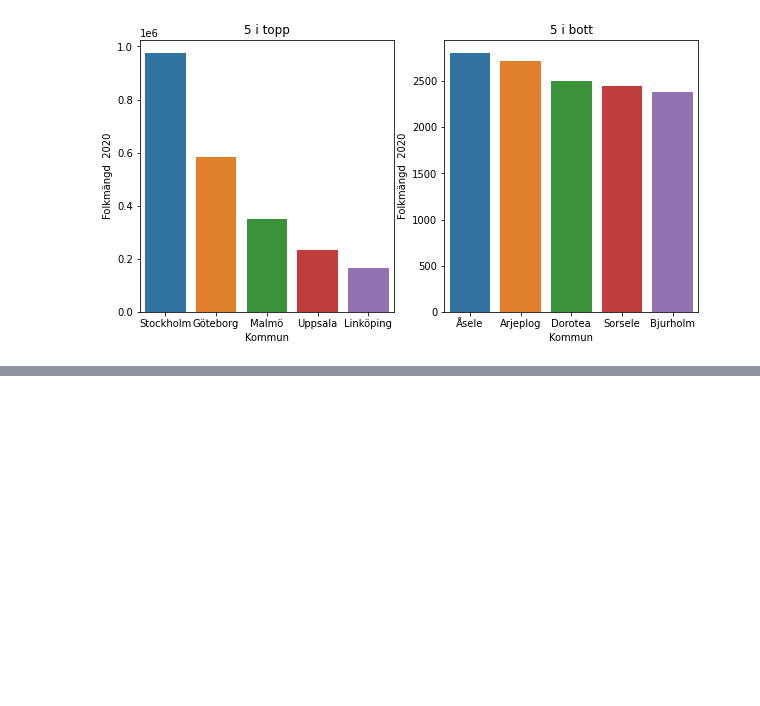
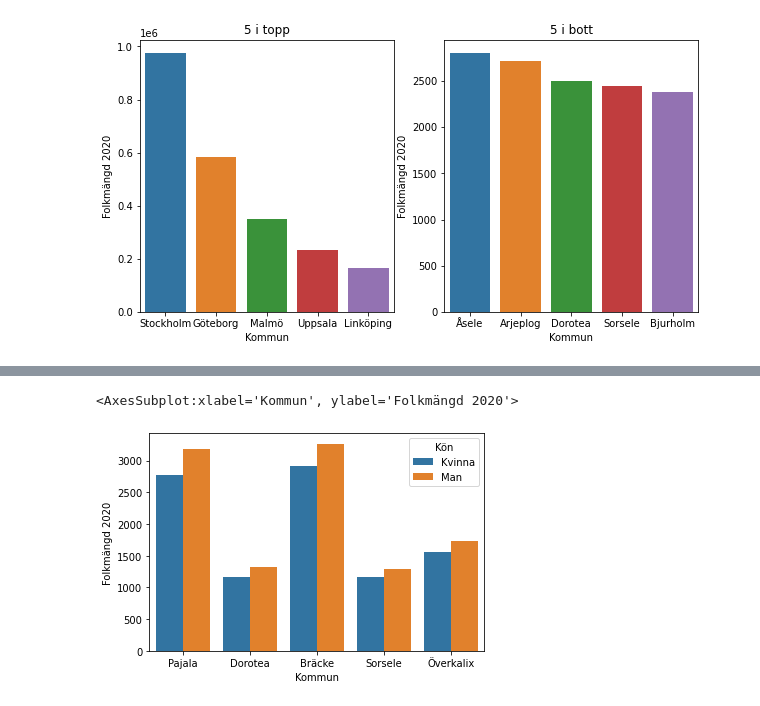
Before and after one commit to Erik-M-Larsson/Databehandling-Erik-Larsson, a Jupyter notebook: Exercises/Ex0.ipynb, the cells around one changed output, grey strips where cells are left out. Cells and saved outputs as stored; diff of their text form; code cells hidden in the pictures; blank space fills up the shorter version.

```diff
--- a/Exercises/Ex0.ipynb
+++ b/Exercises/Ex0.ipynb
@@ -179,0 +318,10 @@ axes[1].set_title("5 i bott");
+# %%
+könsskillnad = abs(resultat[resultat["Kön"] == "Man"]["Folkmängd 2020"] - resultat[resultat["Kön"] == "Kvinna"]["Folkmängd 2020"])/resultat[resultat["Kön"] == "Man"]["Total pop 2020"]
+
+könsskillnad = könsskillnad.sort_values(ascending=False)
+könsskillnad
+resultat2 = resultat.copy()
+resultat2["Könsskillnad %"] = könsskillnad
+resultat2 = resultat2.sort_values(by="Könsskillnad %", ascending=False)
+
+resultat2
@@ -179,0 +343,3 @@ axes[1].set_title("5 i bott");
+# %%
+mest_skillnad = resultat2[resultat2.index.isin( könsskillnad[0:5].index)]
+mest_skillnad
@@ -179,0 +359,6 @@ axes[1].set_title("5 i bott");
+# %%
+
+sns.barplot(data=mest_skillnad, x=mest_skillnad.index , y="Folkmängd 2020", hue="Kön")
+# %% [output]
+<AxesSubplot:xlabel='Kommun', ylabel='Folkmängd 2020'>
+[figure, added]
```
Also changed, not shown: parts of 21 cells of this notebook.
